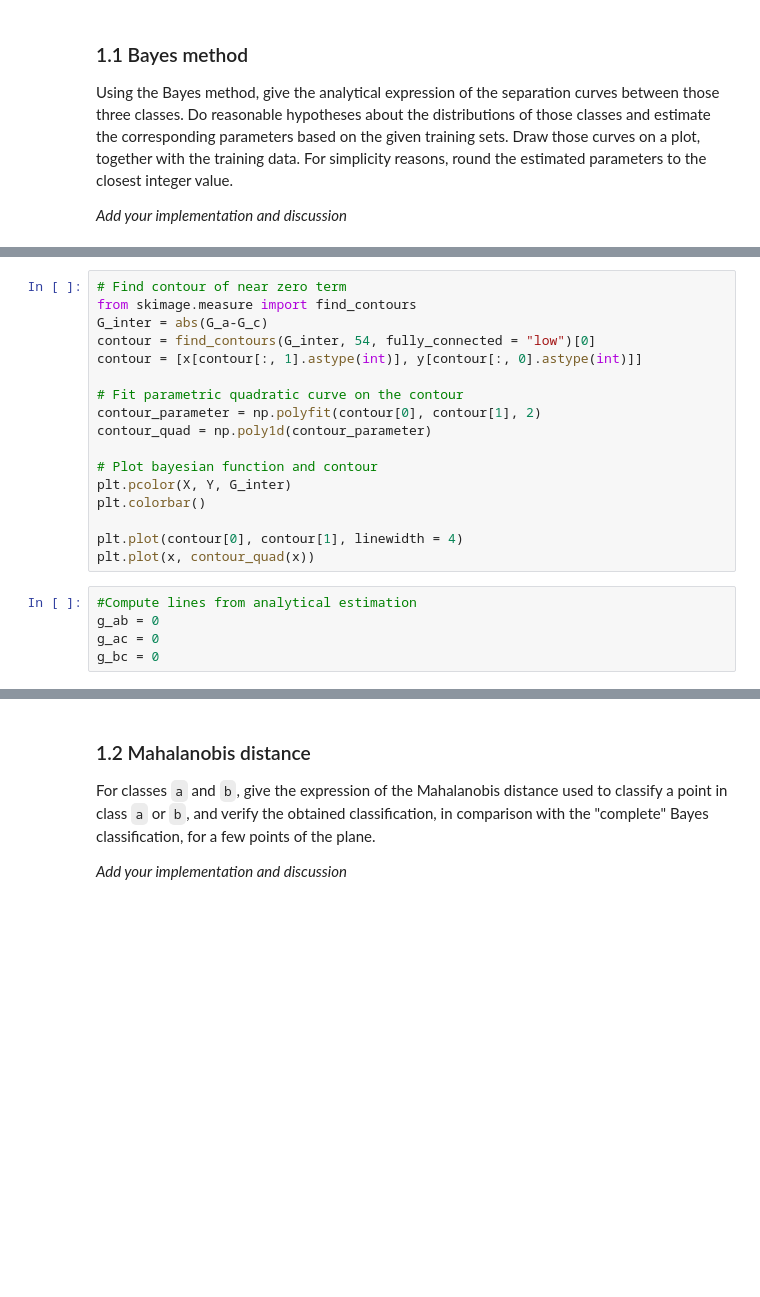
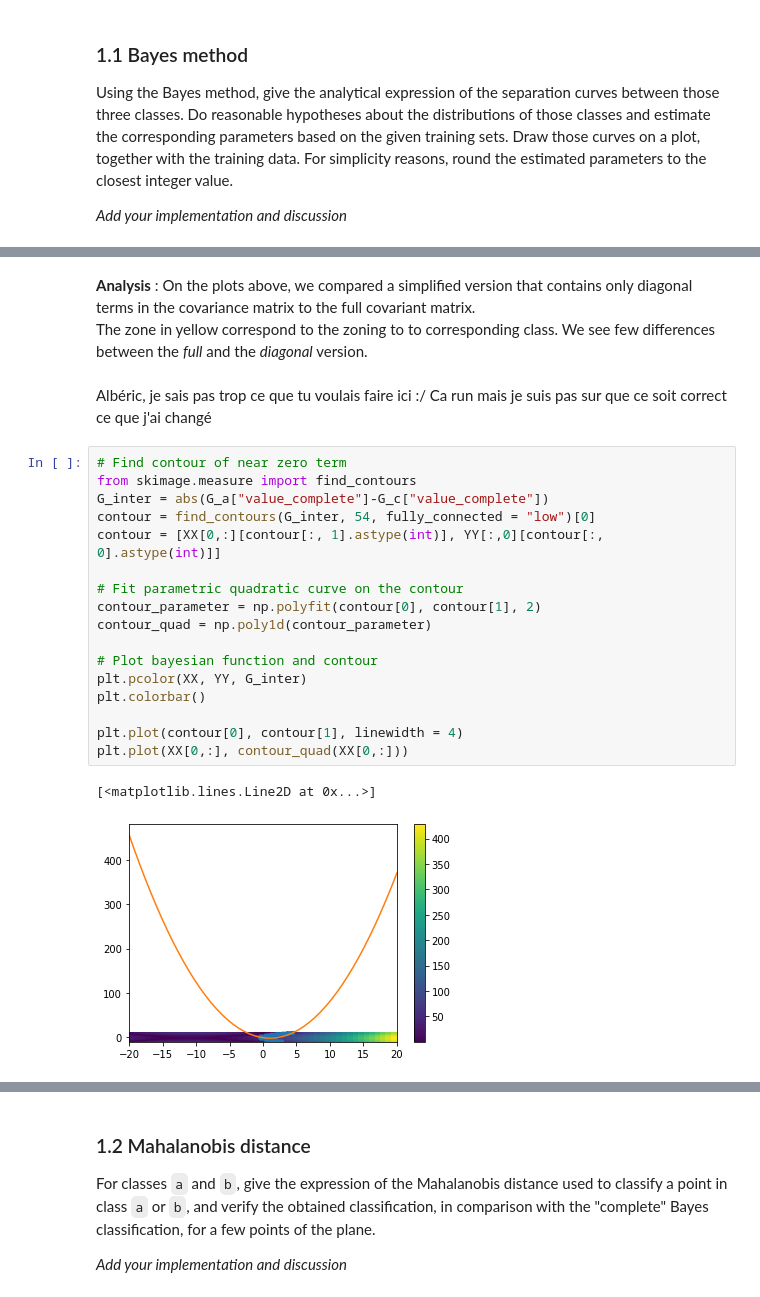
Before and after one commit to AlbericDeLajarte/ImageAnalysis, a Jupyter notebook: labs/Lab3-classification.ipynb, the cells around one changed output, grey strips where cells are left out. Cells and saved outputs as stored; diff of their text form; blank space fills up the shorter version.

```diff
--- a/labs/Lab3-classification.ipynb
+++ b/labs/Lab3-classification.ipynb
@@ -210,25 +173,28 @@ plt.show()
+# %% [markdown]
+**Analysis** : On the plots above, we compared a simplified version that contains only diagonal terms in the covariance matrix to the full covariant matrix.
+The zone in yellow correspond to the zoning to to corresponding class. We see few differences between the *full* and the *diagonal* version.
+# %% [markdown]
+Albéric, je sais pas trop ce que tu voulais faire ici :/ Ca run mais je suis pas sur que ce soit correct ce que j'ai changé
 # %%
 # Find contour of near zero term
 from skimage.measure import find_contours
-G_inter = abs(G_a-G_c)
+G_inter = abs(G_a["value_complete"]-G_c["value_complete"])
 contour = find_contours(G_inter, 54, fully_connected = "low")[0]
-contour = [x[contour[:, 1].astype(int)], y[contour[:, 0].astype(int)]]
+contour = [XX[0,:][contour[:, 1].astype(int)], YY[:,0][contour[:, 0].astype(int)]]
 
 # Fit parametric quadratic curve on the contour
 contour_parameter = np.polyfit(contour[0], contour[1], 2)
 contour_quad = np.poly1d(contour_parameter)
 
 # Plot bayesian function and contour
-plt.pcolor(X, Y, G_inter)
+plt.pcolor(XX, YY, G_inter)
 plt.colorbar()
 
 plt.plot(contour[0], contour[1], linewidth = 4)
-plt.plot(x, contour_quad(x))
+plt.plot(XX[0,:], contour_quad(XX[0,:]))
+# %% [output]
+[<matplotlib.lines.Line2D at 0x...>]
+[figure, added]
-# %%
-#Compute lines from analytical estimation
-g_ab = 0
-g_ac = 0
-g_bc = 0
 # %%
 # Simple test with 1D gaussian function
 def gaussian(x, mu, sig):
```
Also changed, not shown: parts of 16 cells of this notebook, 5 other files.
